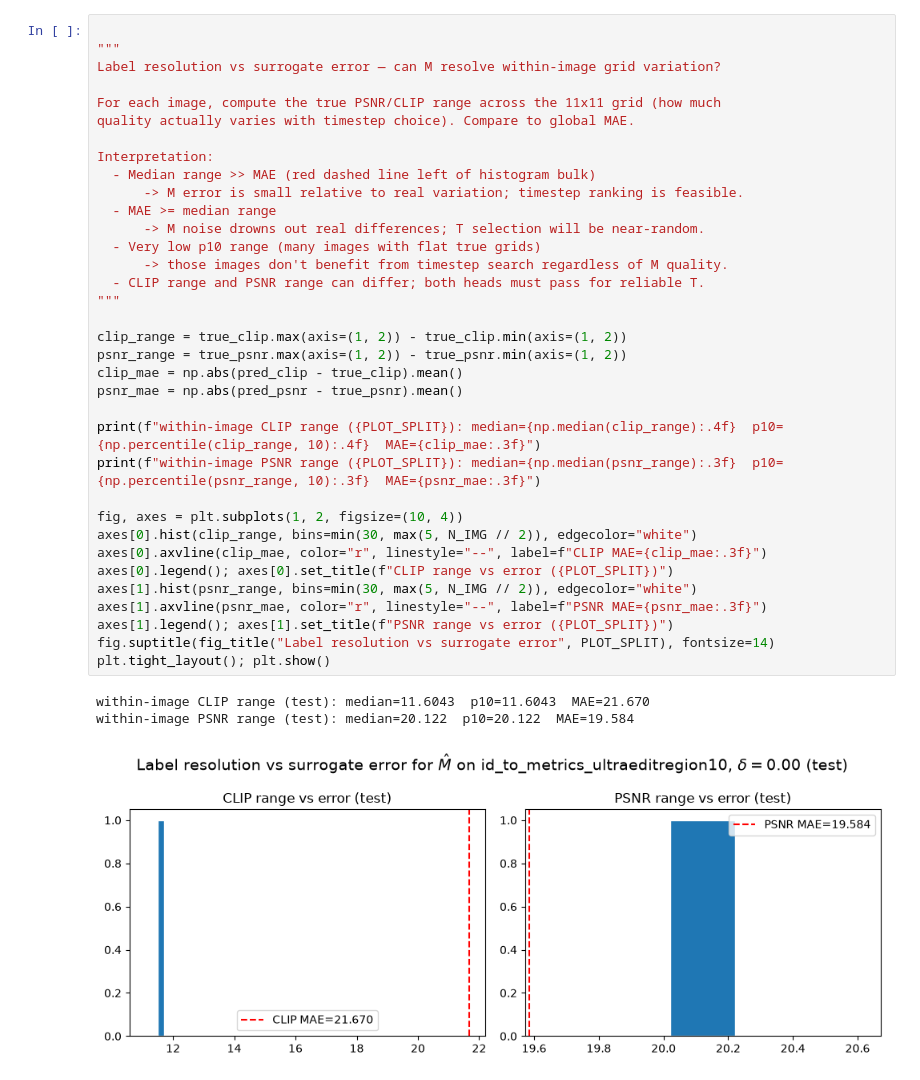
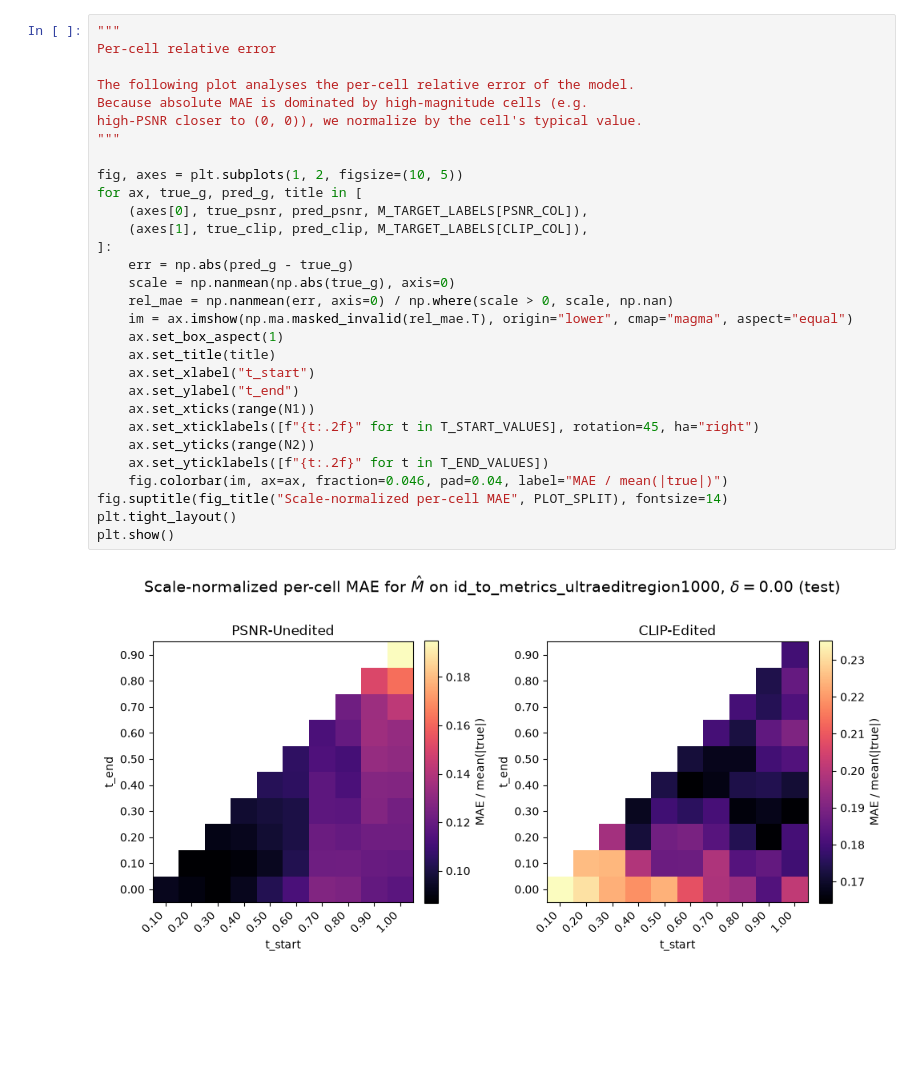
Before and after one commit to hcoderdm/chordedit-models, a Jupyter notebook: models/surrogate_selector/eval_m.ipynb, the cells around one changed output. Cells and saved outputs as stored; diff of their text form; blank space fills up the shorter version.

```diff
--- a/models/surrogate_selector/eval_m.ipynb
+++ b/models/surrogate_selector/eval_m.ipynb
@@ -178,39 +196,32 @@ Global MAE / RMSE / R² — CLIP-Edited for $\hat{M}$ on id_to_metrics_ultraedit
-# %%
-
-"""
-Label resolution vs surrogate error — can M resolve within-image grid variation?
-
-For each image, compute the true PSNR/CLIP range across the 11x11 grid (how much
-quality actually varies with timestep choice). Compare to global MAE.
-
-Interpretation:
-  - Median range >> MAE (red dashed line left of histogram bulk)
-      -> M error is small relative to real variation; timestep ranking is feasible.
-  - MAE >= median range
-      -> M noise drowns out real differences; T selection will be near-random.
-  - Very low p10 range (many images with flat true grids)
-      -> those images don't benefit from timestep search regardless of M quality.
-  - CLIP range and PSNR range can differ; both heads must pass for reliable T.
-"""
-
-clip_range = true_clip.max(axis=(1, 2)) - true_clip.min(axis=(1, 2))
-psnr_range = true_psnr.max(axis=(1, 2)) - true_psnr.min(axis=(1, 2))
-clip_mae = np.abs(pred_clip - true_clip).mean()
-psnr_mae = np.abs(pred_psnr - true_psnr).mean()
-
-print(f"within-image CLIP range ({PLOT_SPLIT}): median={np.median(clip_range):.4f}  p10={np.percentile(clip_range, 10):.4f}  MAE={clip_mae:.3f}")
-print(f"within-image PSNR range ({PLOT_SPLIT}): median={np.median(psnr_range):.3f}  p10={np.percentile(psnr_range, 10):.3f}  MAE={psnr_mae:.3f}")
-
-fig, axes = plt.subplots(1, 2, figsize=(10, 4))
-axes[0].hist(clip_range, bins=min(30, max(5, N_IMG // 2)), edgecolor="white")
-axes[0].axvline(clip_mae, color="r", linestyle="--", label=f"CLIP MAE={clip_mae:.3f}")
-axes[0].legend(); axes[0].set_title(f"CLIP range vs error ({PLOT_SPLIT})")
-axes[1].hist(psnr_range, bins=min(30, max(5, N_IMG // 2)), edgecolor="white")
-axes[1].axvline(psnr_mae, color="r", linestyle="--", label=f"PSNR MAE={psnr_mae:.3f}")
-axes[1].legend(); axes[1].set_title(f"PSNR range vs error ({PLOT_SPLIT})")
-fig.suptitle(fig_title("Label resolution vs surrogate error", PLOT_SPLIT), fontsize=14)
-plt.tight_layout(); plt.show()
-# %% [output]
-within-image CLIP range (test): median=11.6043  p10=11.6043  MAE=21.670
-within-image PSNR range (test): median=20.122  p10=20.122  MAE=19.584
-[figure, removed]
+# %%
+"""
+Per-cell relative error
+
+The following plot analyses the per-cell relative error of the model.
+Because absolute MAE is dominated by high-magnitude cells (e.g.
+high-PSNR closer to (0, 0)), we normalize by the cell's typical value.
+"""
+
+fig, axes = plt.subplots(1, 2, figsize=(10, 5))
+for ax, true_g, pred_g, title in [
+    (axes[0], true_psnr, pred_psnr, M_TARGET_LABELS[PSNR_COL]),
+    (axes[1], true_clip, pred_clip, M_TARGET_LABELS[CLIP_COL]),
+]:
+    err = np.abs(pred_g - true_g)
+    scale = np.nanmean(np.abs(true_g), axis=0)
+    rel_mae = np.nanmean(err, axis=0) / np.where(scale > 0, scale, np.nan)
+    im = ax.imshow(np.ma.masked_invalid(rel_mae.T), origin="lower", cmap="magma", aspect="equal")
+    ax.set_box_aspect(1)
+    ax.set_title(title)
+    ax.set_xlabel("t_start")
+    ax.set_ylabel("t_end")
+    ax.set_xticks(range(N1))
+    ax.set_xticklabels([f"{t:.2f}" for t in T_START_VALUES], rotation=45, ha="right")
+    ax.set_yticks(range(N2))
+    ax.set_yticklabels([f"{t:.2f}" for t in T_END_VALUES])
+    fig.colorbar(im, ax=ax, fraction=0.046, pad=0.04, label="MAE / mean(|true|)")
+fig.suptitle(fig_title("Scale-normalized per-cell MAE", PLOT_SPLIT), fontsize=14)
+plt.tight_layout()
+plt.show()
+# %% [output]
+[figure, added]
```
Also changed, not shown: parts of 11 cells of this notebook, 6 other files.
